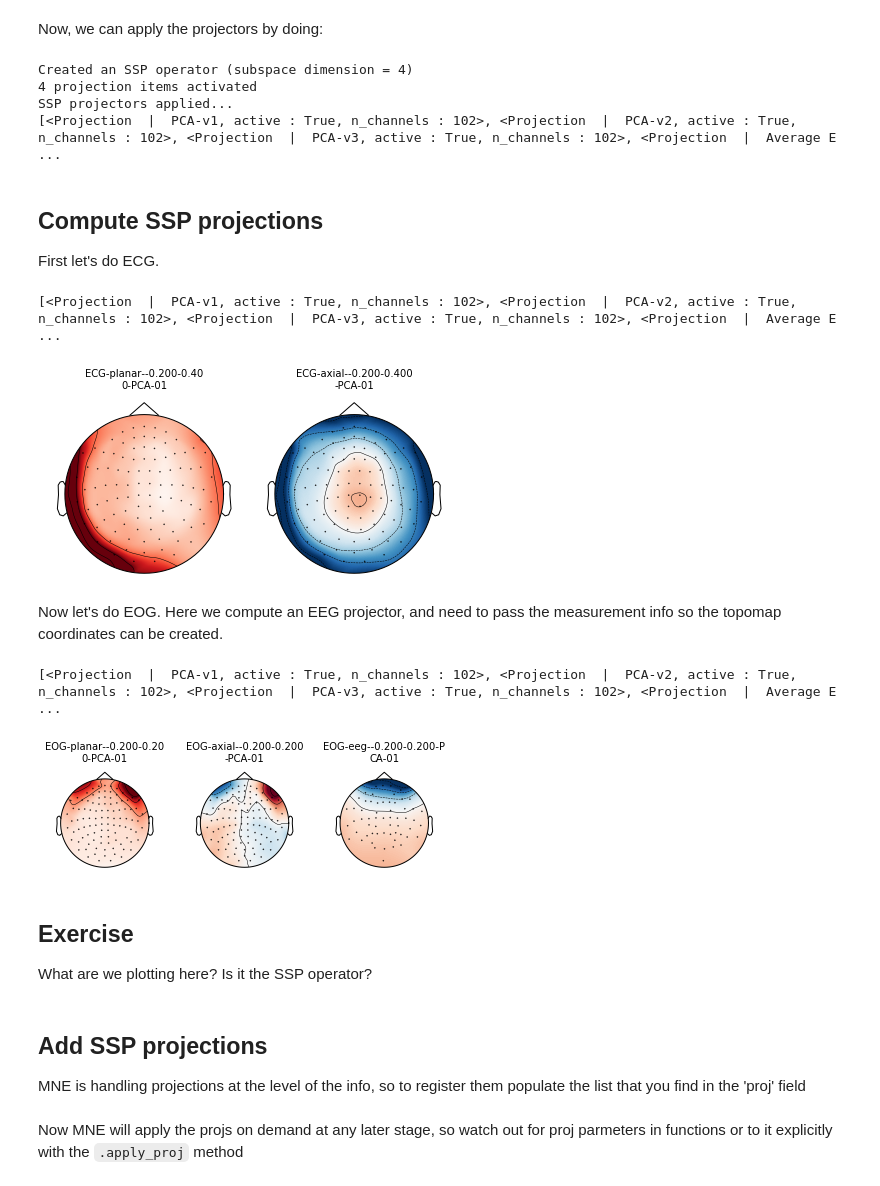
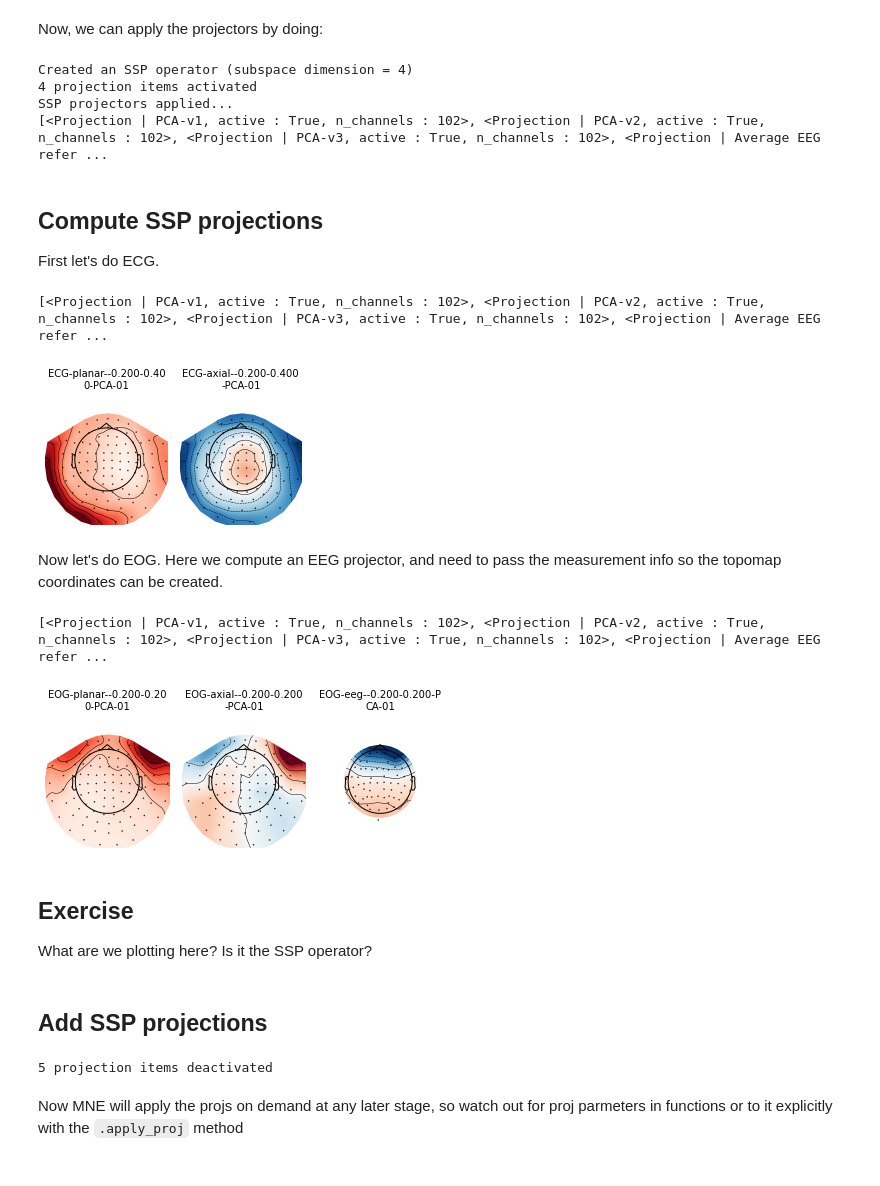
Before and after one commit to jasmainak/mne-workshop-brown, a Jupyter notebook: preprocessing/ssp.ipynb, the cells around one changed output. Cells and saved outputs as stored; diff of their text form; code cells hidden in the pictures.

```diff
--- a/preprocessing/ssp.ipynb
+++ b/preprocessing/ssp.ipynb
@@ -45,7 +45,7 @@ from mne.preprocessing import compute_proj_ecg, compute_proj_eog
 
 # getting some data ready
 data_path = sample.data_path()
-raw_fname = data_path + '/MEG/sample/sample_audvis_filt-0-40_raw.fif'
+raw_fname = data_path / 'MEG/sample/sample_audvis_filt-0-40_raw.fif'
 
 raw = mne.io.read_raw_fif(raw_fname, preload=True)
 # %% [output]
@@ -83,7 +82,7 @@ print(raw.info['projs'])
 Created an SSP operator (subspace dimension = 4)
 4 projection items activated
 SSP projectors applied...
-[<Projection  |  PCA-v1, active : True, n_channels : 102>, <Projection  |  PCA-v2, active : True, n_channels : 102>, <Projection  |  PCA-v3, active : True, n_channels : 102>, <Projection  |  Average E ...
+[<Projection | PCA-v1, active : True, n_channels : 102>, <Projection | PCA-v2, active : True, n_channels : 102>, <Projection | PCA-v3, active : True, n_channels : 102>, <Projection | Average EEG refer ...
 # %% [markdown]
 Compute SSP projections
 -----------------------
@@ -92,12 +91,12 @@ First let's do ECG.
 # %%
 projs, events = compute_proj_ecg(raw, n_grad=1, n_mag=1, n_eeg=0, average=True, verbose=False)
 print(projs)
 
 ecg_projs = projs[-2:]
-mne.viz.plot_projs_topomap(ecg_projs);
+mne.viz.plot_projs_topomap(ecg_projs, info=raw.info);
 # %% [output]
-[<Projection  |  PCA-v1, active : True, n_channels : 102>, <Projection  |  PCA-v2, active : True, n_channels : 102>, <Projection  |  PCA-v3, active : True, n_channels : 102>, <Projection  |  Average E ...
+[<Projection | PCA-v1, active : True, n_channels : 102>, <Projection | PCA-v2, active : True, n_channels : 102>, <Projection | PCA-v3, active : True, n_channels : 102>, <Projection | Average EEG refer ...
-[figure, old version]
+[figure, new version]
 # %% [markdown]
 Now let's do EOG. Here we compute an EEG projector, and need to pass
 the measurement info so the topomap coordinates can be created.
@@ -108,21 +107,19 @@ print(projs)
 eog_projs = projs[-3:]
 mne.viz.plot_projs_topomap(eog_projs, info=raw.info);
 # %% [output]
-[<Projection  |  PCA-v1, active : True, n_channels : 102>, <Projection  |  PCA-v2, active : True, n_channels : 102>, <Projection  |  PCA-v3, active : True, n_channels : 102>, <Projection  |  Average E ...
+[<Projection | PCA-v1, active : True, n_channels : 102>, <Projection | PCA-v2, active : True, n_channels : 102>, <Projection | PCA-v3, active : True, n_channels : 102>, <Projection | Average EEG refer ...
-[figure, old version]
+[figure, new version]
 # %% [markdown]
 Exercise
 -------------
 What are we plotting here? Is it the SSP operator?
-# %% [markdown]
-Add SSP projections
----------------------
-
-MNE is handling projections at the level of the info,
-so to register them populate the list that you find in the 'proj' field
+# %% [markdown]
+Add SSP projections
+---------------------
 # %%
-raw.info['projs'] += eog_projs + ecg_projs
-# raw.add_proj
+raw = raw.add_proj(eog_projs + ecg_projs)
+# %% [output]
+5 projection items deactivated
 # %% [markdown]
 Now MNE will apply the projs on demand at any later stage,
 so watch out for proj parmeters in functions or to it explicitly
```
Also changed, not shown: parts of 6 cells of this notebook, 4 other files.
